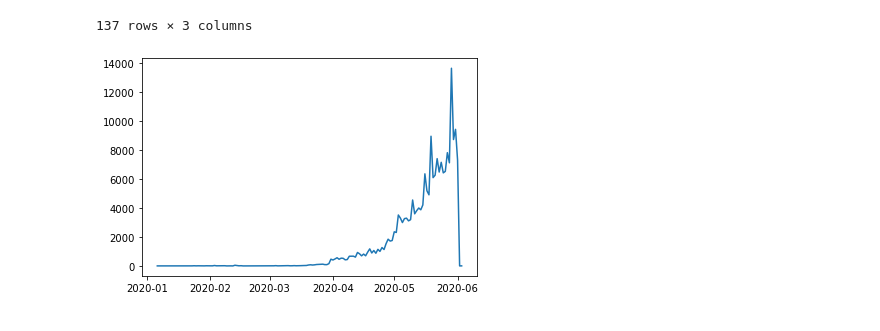
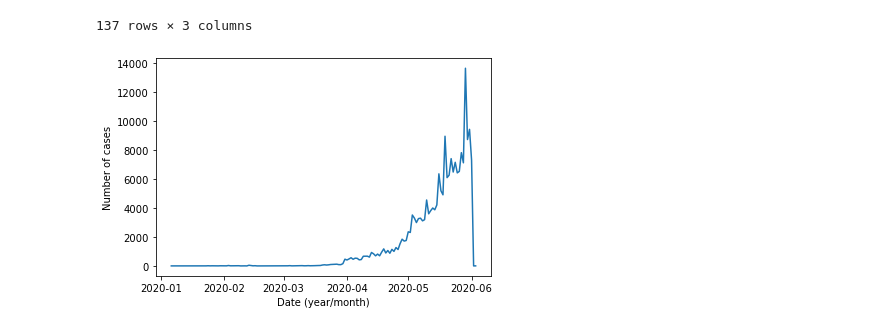
Before and after one commit to HarryPreet/data-mining-459, a Jupyter notebook: milestone1/code/src/eda.ipynb, the cells around one changed output. Saved outputs shown, nothing was run; the diff lists cells and outputs as text; code cells hidden in the pictures.

Commit message:
more plots+ group by for analysis

```diff
--- a/milestone1/code/src/eda.ipynb
+++ b/milestone1/code/src/eda.ipynb
@@ -106,6 +107,9 @@ by_day
 137 rows × 3 columns
 # %%
 plt.plot(by_day['date'],by_day['counts'])
+plt.xlabel('Date (year/month)')
+plt.ylabel('Number of cases')
+plt.savefig('fig1.png')
 plt.show()
 # %% [output]
-[figure, old version]
+[figure, new version]
```
Also changed, not shown: parts of 16 cells of this notebook, 4 other files.
